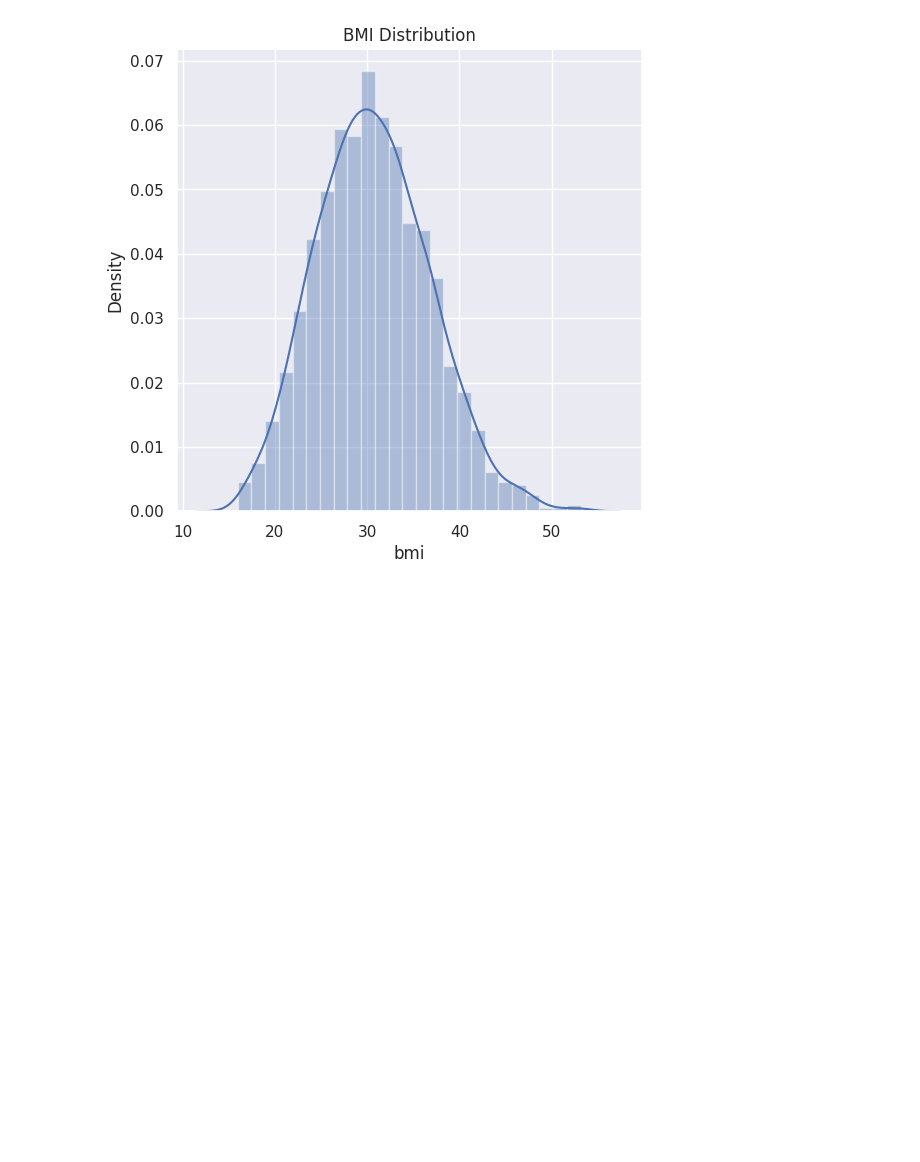
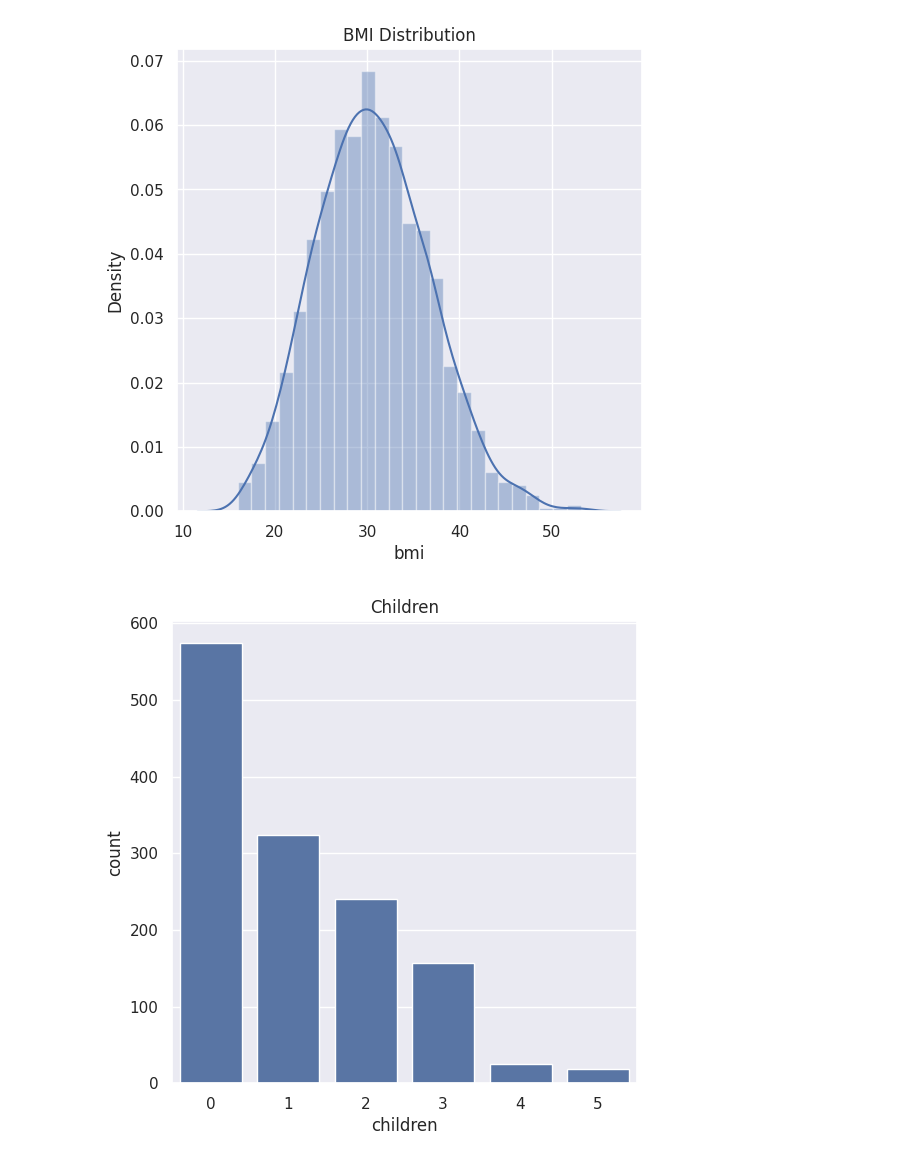
Before and after one commit to Varshashri1505/Python-Projects, a Jupyter notebook: Project_1_Medical_Insurance_Cost_Prediction.ipynb, the cells around one changed output. Drawn from its saved outputs; the diff is of its cells as text; code cells hidden in the pictures; blank space fills up the shorter version.

Commit message:
implemented Data Pre-Processing

```diff
--- a/Project_1_Medical_Insurance_Cost_Prediction.ipynb
+++ b/Project_1_Medical_Insurance_Cost_Prediction.ipynb
@@ -14,7 +14,7 @@ from sklearn import metrics
 Data  Collection & Analysis
 # %%
 # loading the data from csv file to Pandas DataFrame
-insurance_dataset = pd.read_csv('/content/insurance[1].csv')
+insurance_dataset = pd.read_csv('/content/archive (2) (1).zip')
 # %%
 # first five rows of dataframe
 insurance_dataset.head()
@@ -134,3 +134,11 @@ https://gist.github.com/mwaskom/de44147ed2974457ad6372750bbe5751
 
   sns.distplot(insurance_dataset['bmi'])
 [figure]
+# %%
+# children column
+plt.figure(figsize=(6,6))
+sns.countplot(x='children',data=insurance_dataset)
+plt.title('Children')
+plt.show()
+# %% [output]
+[figure, added]
```
Also changed, not shown: parts of 9 cells of this notebook.
